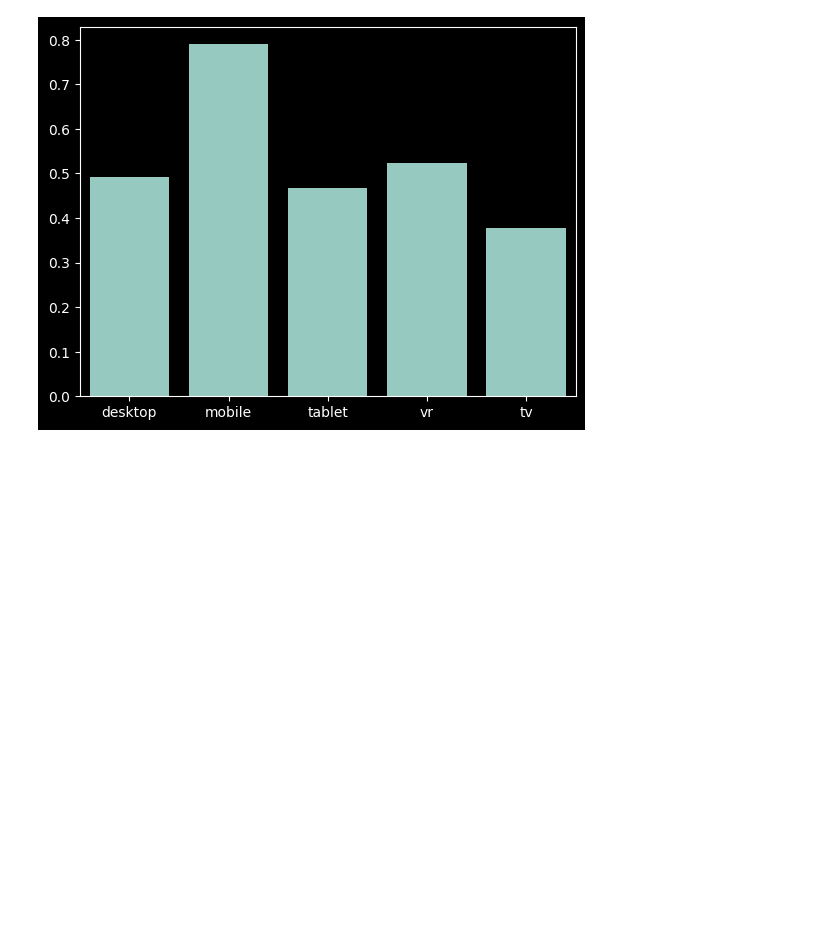
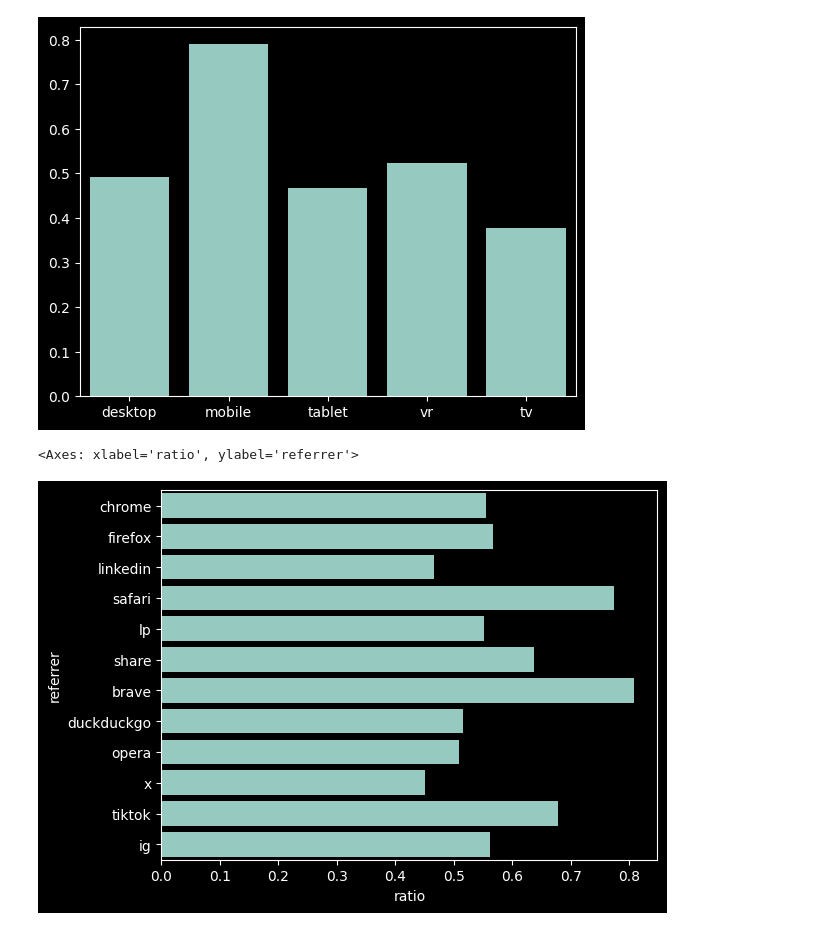
Before and after one commit to Vicente-VP/journey-ml, a Jupyter notebook: lab.ipynb, the cells around one changed output. Drawn from its saved outputs; the diff is of its cells as text; code cells hidden in the pictures; blank space fills up the shorter version.

```diff
--- a/lab.ipynb
+++ b/lab.ipynb
@@ -12,10 +12,3 @@ df.head()
 | 2 | 189.15.202.241 | 20/01/2026 | l.santos@protonmail.com | / | 31.72 | 206 | chrome | mobile |
 | 3 | 8.8.18.24 | 21/06/2027 | mariasantos@live.com | / | 56.41 | 107 | chrome | mobile |
 | 4 | 1.1.210.196 | 09/06/2026 | beatriz.lima74@protonmail.com | /cursos | 49.69 | 175 | chrome | mobile |
-# %%
-device_signup_ratios = {
-    device: len((f := df.loc[df["device"] == device]).loc[~f["email"].isna()]) / len(f)
-    for device in df["device"].unique()
-}
-
-sns.barplot(data=device_signup_ratios)
@@ -41,3 +29,20 @@ sns.barplot(data=device_ratios)
 # %% [output]
 <Axes: >
 [figure]
+# %%
+referrer_ratios = []
+referrer_counts = []
+for referrer in df["referrer"].unique():
+    _df = df.loc[df["referrer"] == referrer]
+
+    count = len(_df)
+    signup_ratio = len(_df.loc[~_df["email"].isna()]) / count
+
+    referrer_counts.append({"referrer": referrer, "count": count})
+    referrer_ratios.append({"referrer": referrer, "ratio": signup_ratio})
+
+sns.barplot(data=pd.DataFrame(referrer_counts), x="count", y="referrer")
+sns.barplot(data=pd.DataFrame(referrer_ratios), x="ratio", y="referrer")
+# %% [output]
+<Axes: xlabel='ratio', ylabel='referrer'>
+[figure, added]
```
Also changed, not shown: parts of 3 cells of this notebook, 4 other files.
